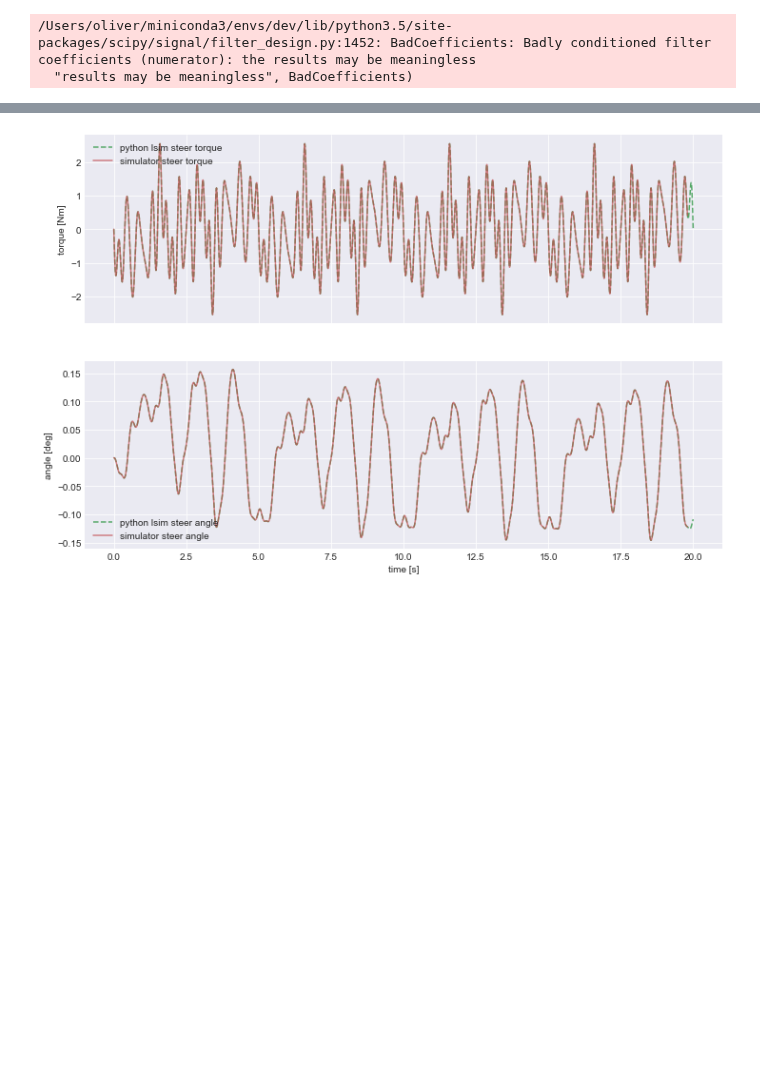
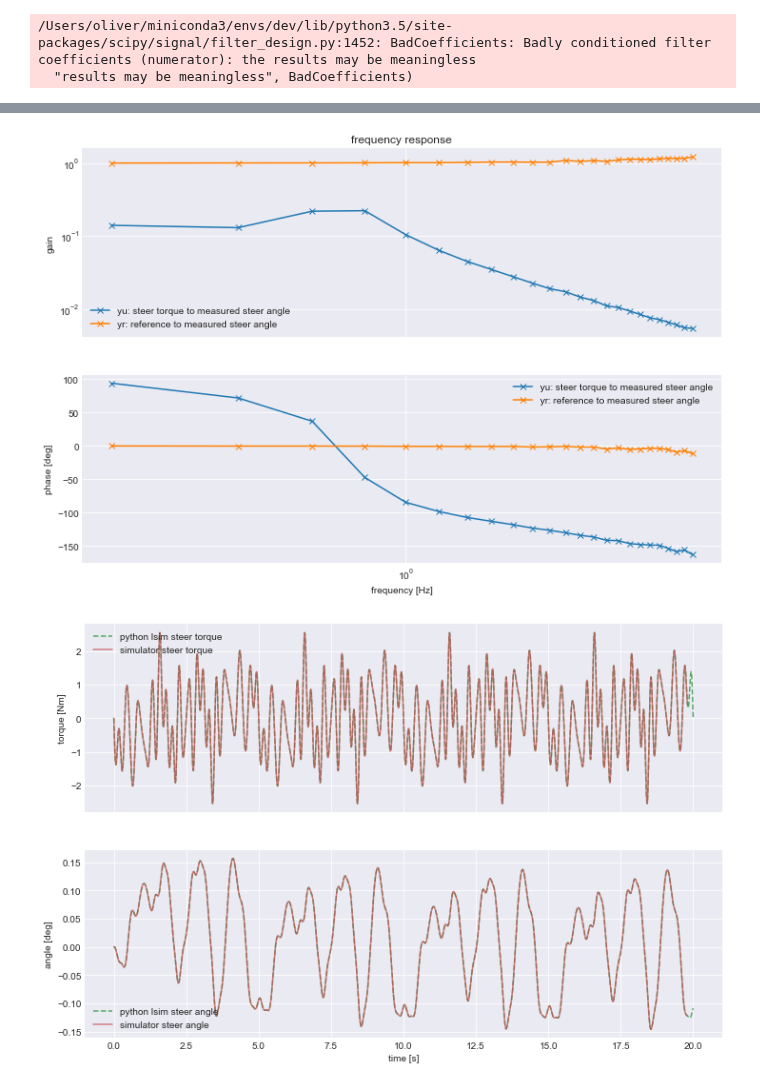
Before and after one commit to oliverlee/phobos, a Jupyter notebook: scripts/controller_frequency_response.ipynb, the cells around one changed output, grey strips where cells are left out. Drawn from its saved outputs; the diff is of its cells as text; code cells hidden in the pictures; blank space fills up the shorter version.

```diff
--- a/scripts/controller_frequency_response.ipynb
+++ b/scripts/controller_frequency_response.ipynb
@@ -238,3 +238,9 @@ ax[0].set_title('frequency response')
+# %%
+plt.close('all')
+plot_frequency_response(log)
+plt.show()
+# %% [output]
+[figure, added]
 # %%
 plt.close('all')
 fig, ax = plt.subplots(2, 1, sharex=True)
```
Also changed, not shown: parts of 1 cell of this notebook.
